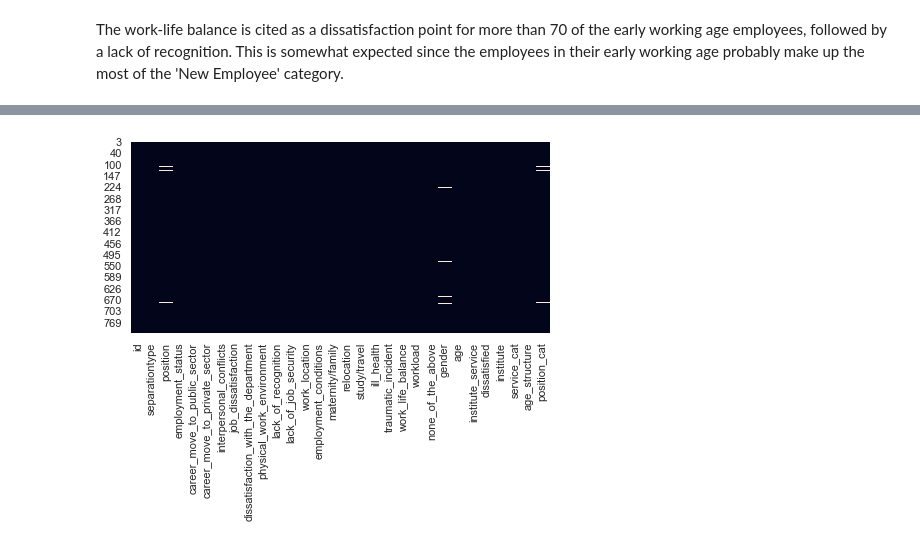
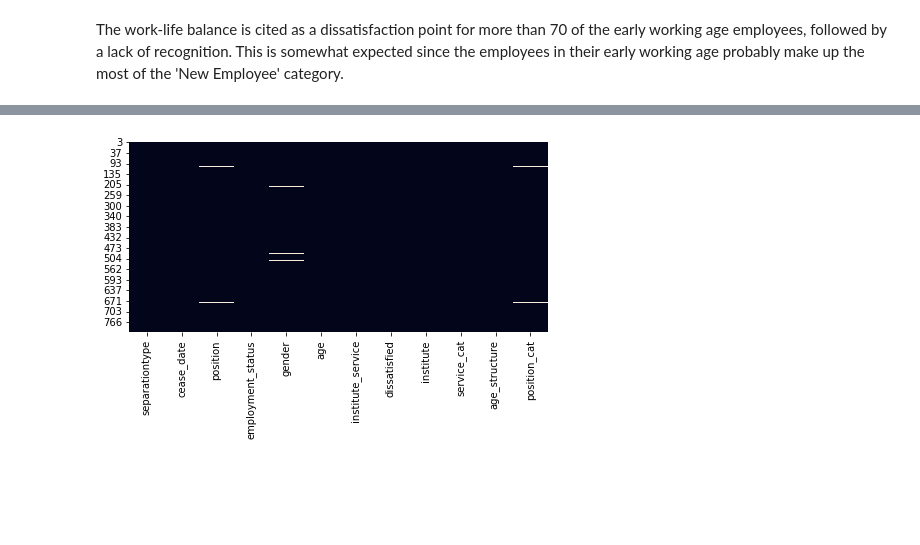
Before and after one commit to shikaangelique/DataScience, a Jupyter notebook: DQ Projects/Cleaning and Analyzing Employee Exit Surveys/exit_surveys.ipynb, the cells around one changed output, grey strips where cells are left out. Cells and saved outputs as stored; diff of their text form; code cells hidden in the pictures; blank space fills up the shorter version.

```diff
--- a/DQ Projects/Cleaning and Analyzing Employee Exit Surveys/exit_surveys.ipynb
+++ b/DQ Projects/Cleaning and Analyzing Employee Exit Surveys/exit_surveys.ipynb
@@ -1150,19 +1077,10 @@ Index(['id', 'separationtype', 'position', 'employment_status',
-# %%
-dete_resig_further = dete_resignations.drop(['cease_date', 'dete_start_date', 'role_start_date', 'classification','aboriginal', 'torres_strait', 'south_sea', 'disability', 'nesb', 'region', 'business_unit'], axis=1)
-
-dete_resig_further = dete_resig_further.copy()[(dete_resig_further['age'].notnull() & dete_resig_further['institute_service'].notnull())]
-
-# mapping raw ages to categories defined above
-dete_resig_further['age_structure'] = dete_resig_further['age'].map(age_structure)
-
-# mapping raw positions to categories defined above
-dete_resig_further['position_cat'] = dete_resig_further['position'].map(position_cat)
-
-
-sns.heatmap(dete_resig_further.isnull(), cbar=False)
-plt.show()
-# %% [output]
-[figure, removed]
+# %%
+dete_resig_further = combined_updated.query("institute == 'DETE'")
+
+sns.heatmap(dete_resig_further.isnull(), cbar=False)
+plt.show()
+# %% [output]
+[figure, added]
 # %%
 factor_columns = ['gender', 'service_cat', 'age_structure','position_cat', 'employment_status']
 
```
Also changed, not shown: parts of 28 cells of this notebook.
